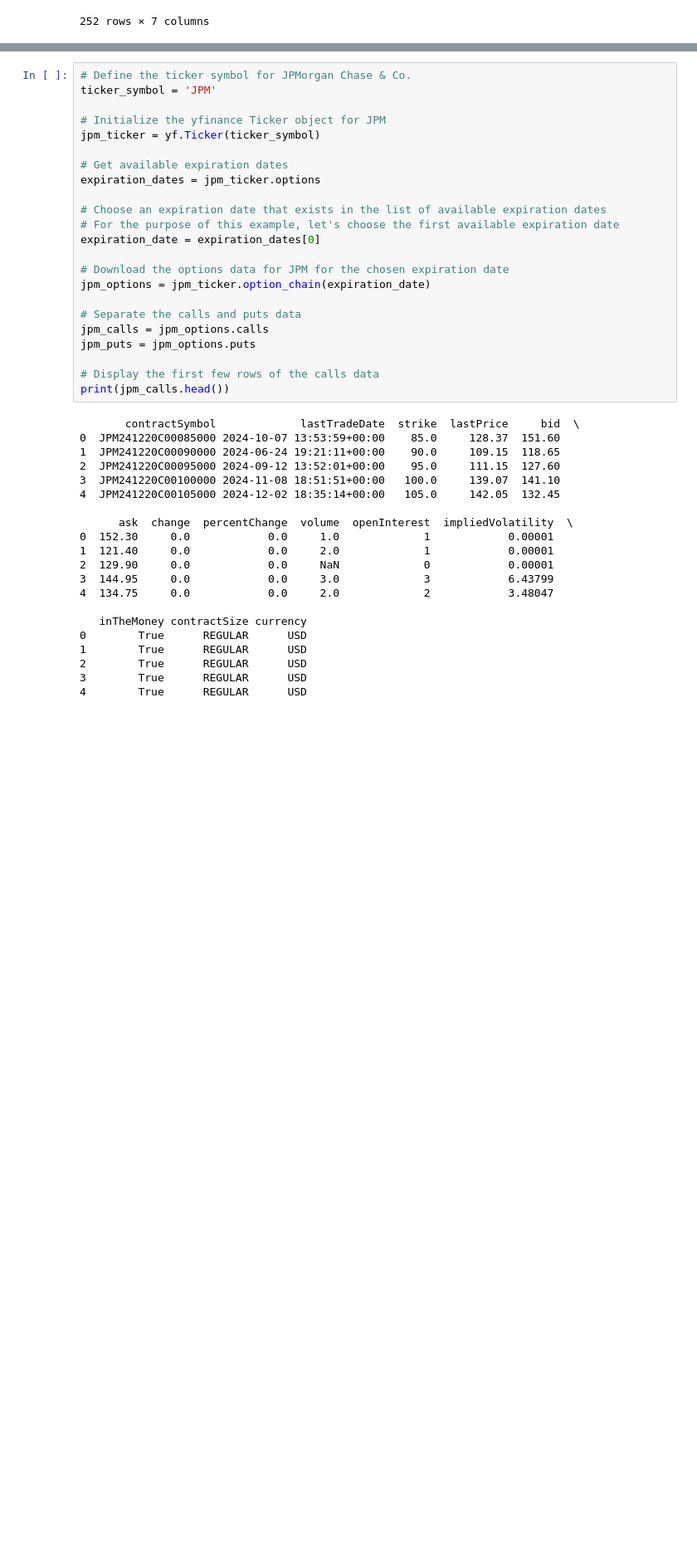
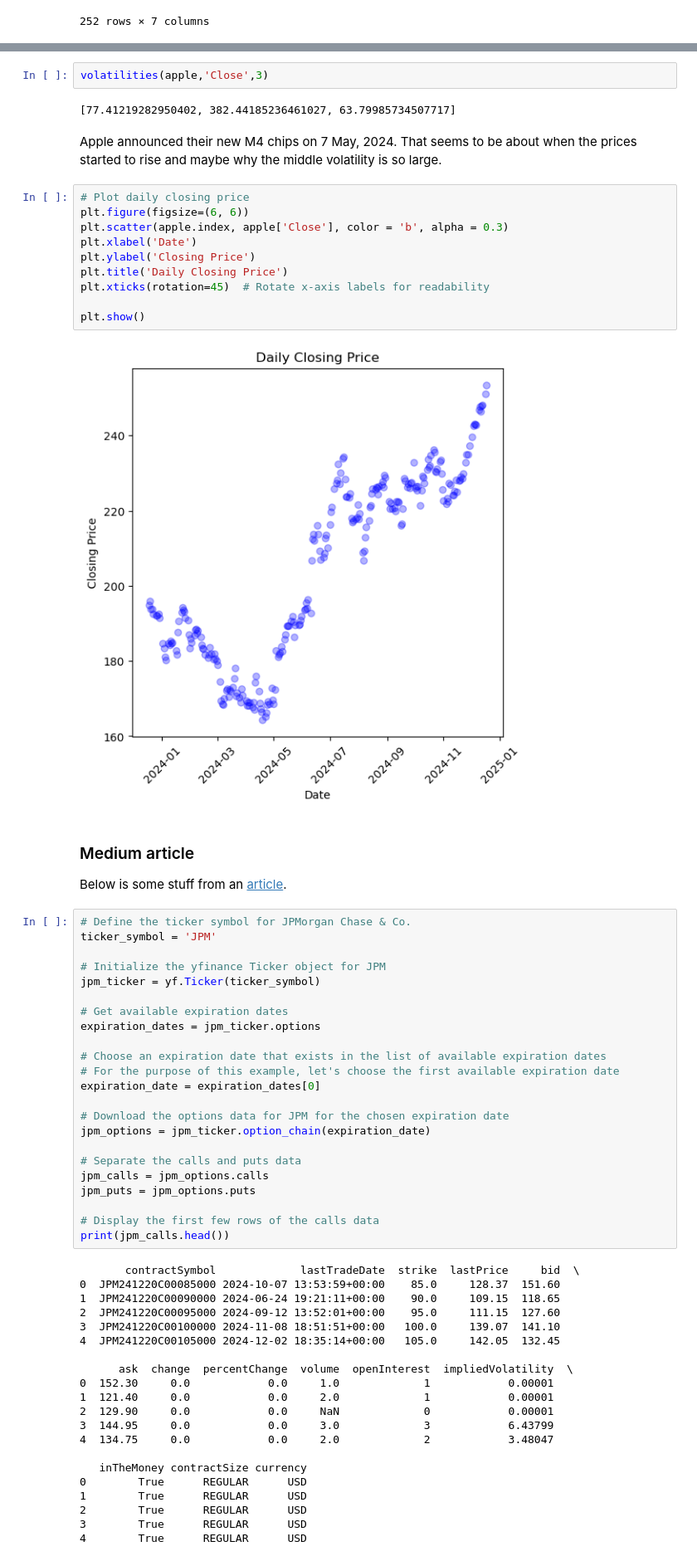
Before and after one commit to sunscorched/OptionsPricing, a Jupyter notebook: options_pricing.ipynb, the cells around one changed output, grey strips where cells are left out. Shown at 83% size. Drawn from its saved outputs; the diff is of its cells as text; blank space fills up the shorter version.

Commit message:
added some baseline volatility calculating function

```diff
--- a/options_pricing.ipynb
+++ b/options_pricing.ipynb
@@ -69,3 +98,25 @@ apple
+# %%
+volatilities(apple,'Close',3)
+# %% [output]
+[77.41219282950402, 382.44185236461027, 63.79985734507717]
+# %% [markdown]
+Apple announced their new M4 chips on 7 May, 2024. That seems to be about when the prices started to rise and maybe why the middle volatility is so large.
+# %%
+# Plot daily closing price
+plt.figure(figsize=(6, 6))
+plt.scatter(apple.index, apple['Close'], color = 'b', alpha = 0.3)
+plt.xlabel('Date')
+plt.ylabel('Closing Price')
+plt.title('Daily Closing Price')
+plt.xticks(rotation=45)  # Rotate x-axis labels for readability
+
+plt.show()
+# %% [output]
+[figure, added]
+# %% [markdown]
+### Medium article
+
+Below is some stuff from an [article](https://theaiquant.medium.com/mastering-option-pricing-with-machine-learning-a-practical-guide-to-valuing-real-options-data-1ef58c8d3a39).
 # %%
 # Define the ticker symbol for JPMorgan Chase & Co.
 ticker_symbol = 'JPM'
```
Also changed, not shown: parts of 3 cells of this notebook.
